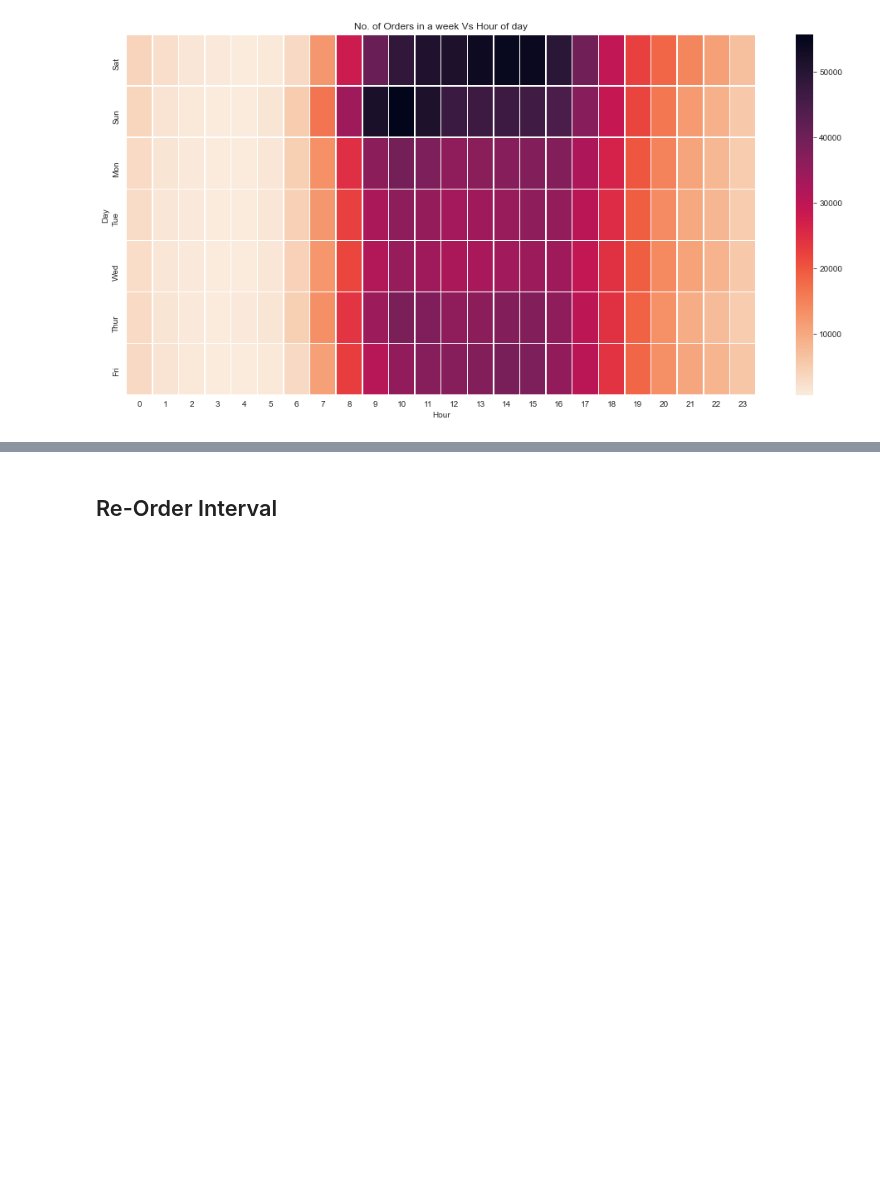
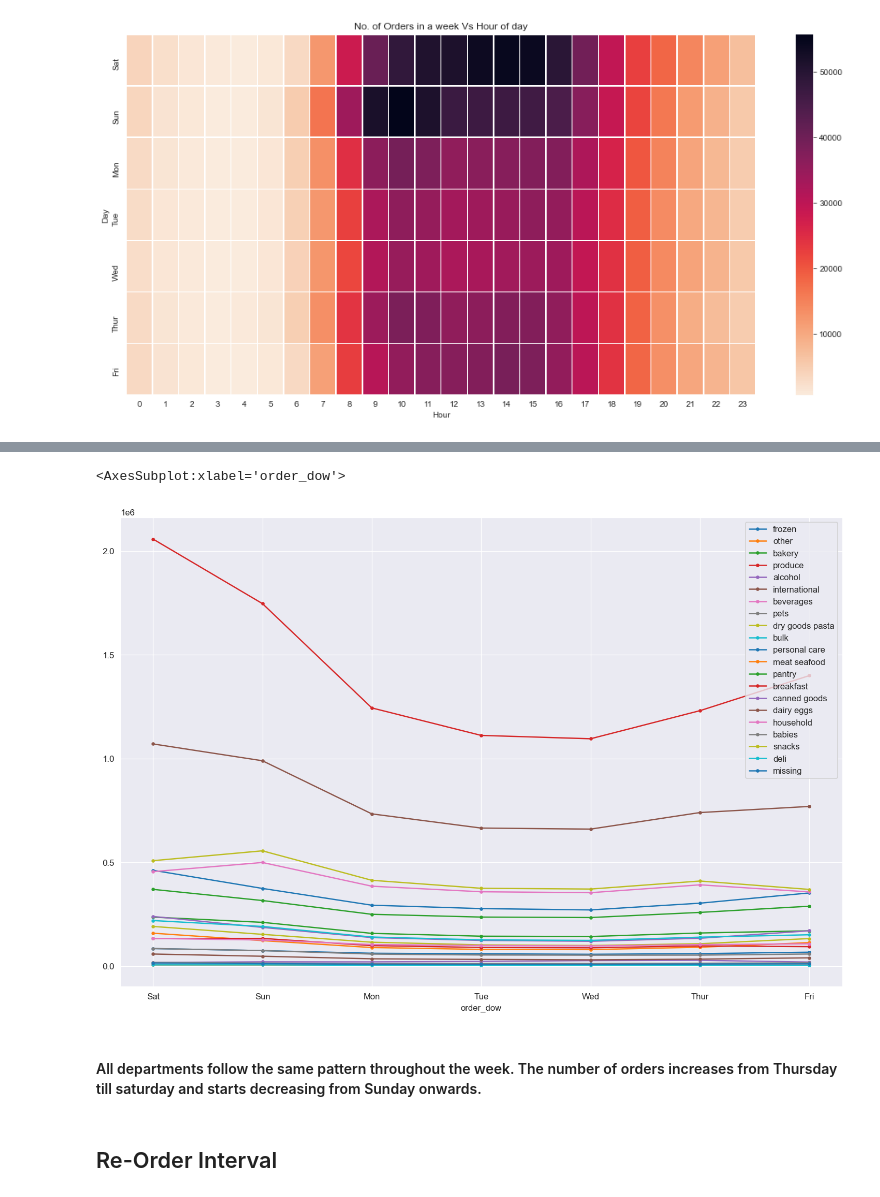
Before and after one commit to divmi/InstaCart, a Jupyter notebook: Exploratory_Data_Analysis.ipynb, the cells around one changed output, grey strips where cells are left out. Saved outputs shown, nothing was run; the diff lists cells and outputs as text; code cells hidden in the pictures; blank space fills up the shorter version.

Commit message:
Added Department Analysis

```diff
--- a/Exploratory_Data_Analysis.ipynb
+++ b/Exploratory_Data_Analysis.ipynb
@@ -162,0 +222,10 @@ plt.show()
+# %%
+# to see how many orders each user has altogether
+final = final_df[['order_dow','department_id']]
+# %%
+# intialise data of lists.
+data = {'order_dow':[0,1,2,3,4,5,6]}
+
+# Create DataFrame
+df = pd.DataFrame(data)
+df
@@ -162,0 +241,13 @@ plt.show()
+# %%
+k_vals = range(1,22)
+for k in k_vals:
+    dept = final[final['department_id'] == k]
+    dept.drop(columns='department_id', inplace=True)
+    vals = dept.value_counts()
+    df_val_counts = pd.DataFrame(vals)
+    dept = df_val_counts.reset_index()
+    dept.columns = ['order_dow', departments['department'][k-1]] # change column names
+    df = df.merge(dept, on='order_dow')
+# %%
+df.order_dow=['Sat', 'Sun', 'Mon', 'Tue', 'Wed', 'Thur', 'Fri']
+df
@@ -163,3 +263,13 @@ plt.show()
+# %%
+df.plot(x='order_dow',
+       y= departments['department'],
+        marker='.',
+       figsize=(15,10))
+# %% [output]
+<AxesSubplot:xlabel='order_dow'>
+[figure, added]
+# %% [markdown]
+#### All departments follow the same pattern throughout the week. The number of orders increases from Thursday till saturday and starts decreasing from Sunday onwards.
 # %% [markdown]
 ## Re-Order Interval
 # %%
```
Also changed, not shown: parts of 7 cells of this notebook.
